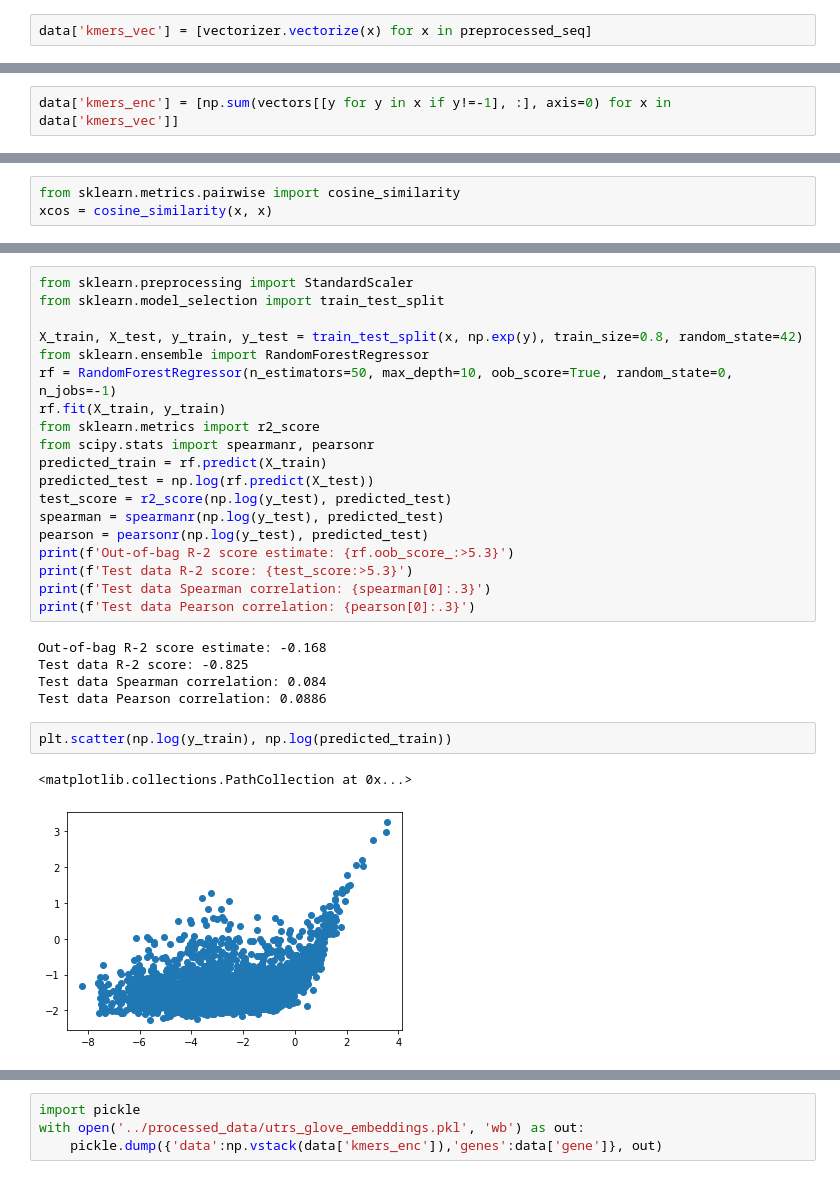
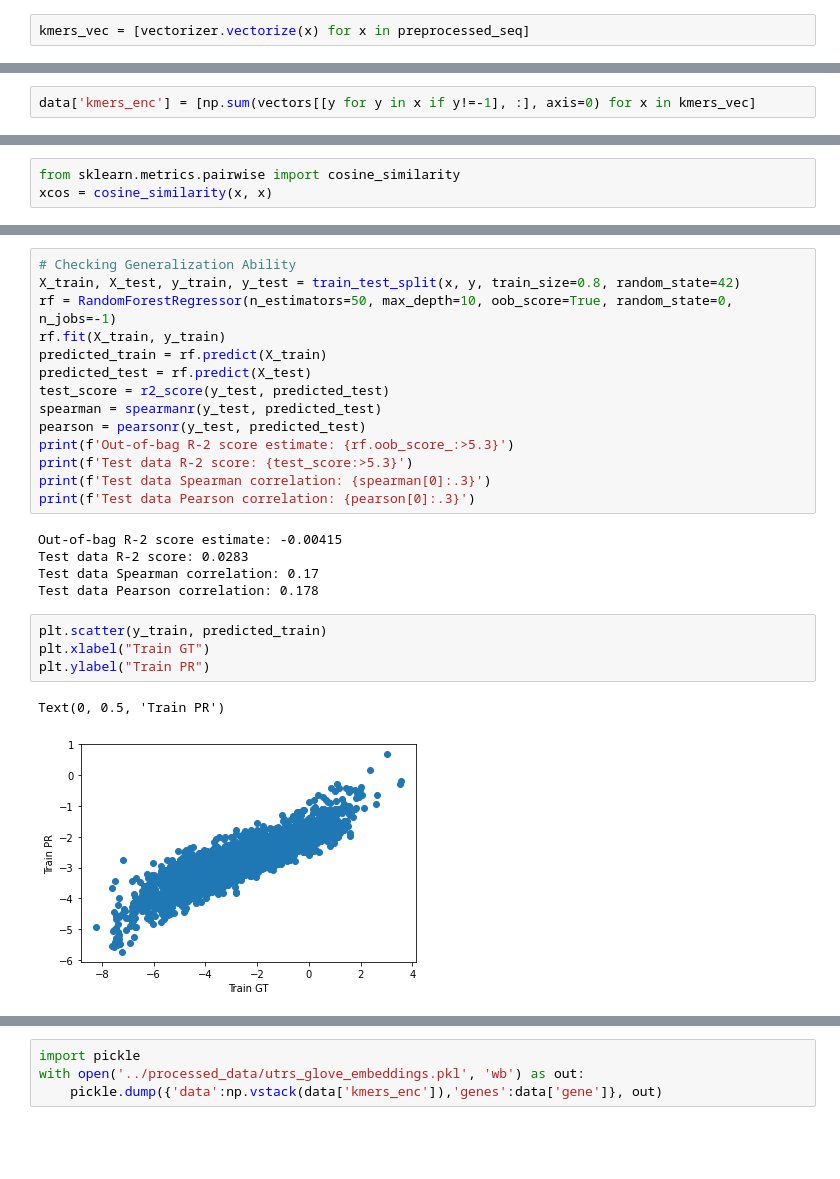
Before and after one commit to IBP-21-22/intbioproj, a Jupyter notebook: code/Train and Apply GLoVE on UTRS.ipynb, the cells around one changed output, grey strips where cells are left out. Saved outputs shown, nothing was run; the diff lists cells and outputs as text; blank space fills up the shorter version.

```diff
--- a/code/Train and Apply GLoVE on UTRS.ipynb
+++ b/code/Train and Apply GLoVE on UTRS.ipynb
@@ -535,2 +582,2 @@ vectors.shape
 # %%
-data['kmers_vec'] = [vectorizer.vectorize(x) for x in preprocessed_seq]
+kmers_vec = [vectorizer.vectorize(x) for x in preprocessed_seq]
@@ -552,2 +583,0 @@ Name: kmers_vec, Length: 4870, dtype: object
-# %%
-data['kmers_enc'] = [np.sum(vectors[[y for y in x if y!=-1], :], axis=0) for x in data['kmers_vec']]
@@ -554,2 +586,4 @@ data['kmers_enc'] = [np.sum(vectors[[y for y in x if y!=-1], :], axis=0) for x i
+# %%
+data['kmers_enc'] = [np.sum(vectors[[y for y in x if y!=-1], :], axis=0) for x in kmers_vec]
 # %%
 gloveUtrs = np.vstack(data['kmers_enc'])
@@ -686,30 +744,27 @@ print(np.sum((tree_preds - y)**2))
 # %%
-from sklearn.preprocessing import StandardScaler
-from sklearn.model_selection import train_test_split
-
-X_train, X_test, y_train, y_test = train_test_split(x, np.exp(y), train_size=0.8, random_state=42)
-from sklearn.ensemble import RandomForestRegressor
+# Checking Generalization Ability
+X_train, X_test, y_train, y_test = train_test_split(x, y, train_size=0.8, random_state=42)
 rf = RandomForestRegressor(n_estimators=50, max_depth=10, oob_score=True, random_state=0, n_jobs=-1)
 rf.fit(X_train, y_train)
-from sklearn.metrics import r2_score
-from scipy.stats import spearmanr, pearsonr
 predicted_train = rf.predict(X_train)
-predicted_test = np.log(rf.predict(X_test))
-test_score = r2_score(np.log(y_test), predicted_test)
-spearman = spearmanr(np.log(y_test), predicted_test)
-pearson = pearsonr(np.log(y_test), predicted_test)
+predicted_test = rf.predict(X_test)
+test_score = r2_score(y_test, predicted_test)
+spearman = spearmanr(y_test, predicted_test)
+pearson = pearsonr(y_test, predicted_test)
 print(f'Out-of-bag R-2 score estimate: {rf.oob_score_:>5.3}')
 print(f'Test data R-2 score: {test_score:>5.3}')
 print(f'Test data Spearman correlation: {spearman[0]:.3}')
 print(f'Test data Pearson correlation: {pearson[0]:.3}')
 # %% [output]
-Out-of-bag R-2 score estimate: -0.168
-Test data R-2 score: -0.825
-Test data Spearman correlation: 0.084
-Test data Pearson correlation: 0.0886
+Out-of-bag R-2 score estimate: -0.00415
+Test data R-2 score: 0.0283
+Test data Spearman correlation: 0.17
+Test data Pearson correlation: 0.178
 # %%
-plt.scatter(np.log(y_train), np.log(predicted_train))
+plt.scatter(y_train, predicted_train)
+plt.xlabel("Train GT")
+plt.ylabel("Train PR")
 # %% [output]
-<matplotlib.collections.PathCollection at 0x...>
+Text(0, 0.5, 'Train PR')
-[figure, old version]
+[figure, new version]
 # %%
```
Also changed, not shown: parts of 57 cells of this notebook, 6 other files.
